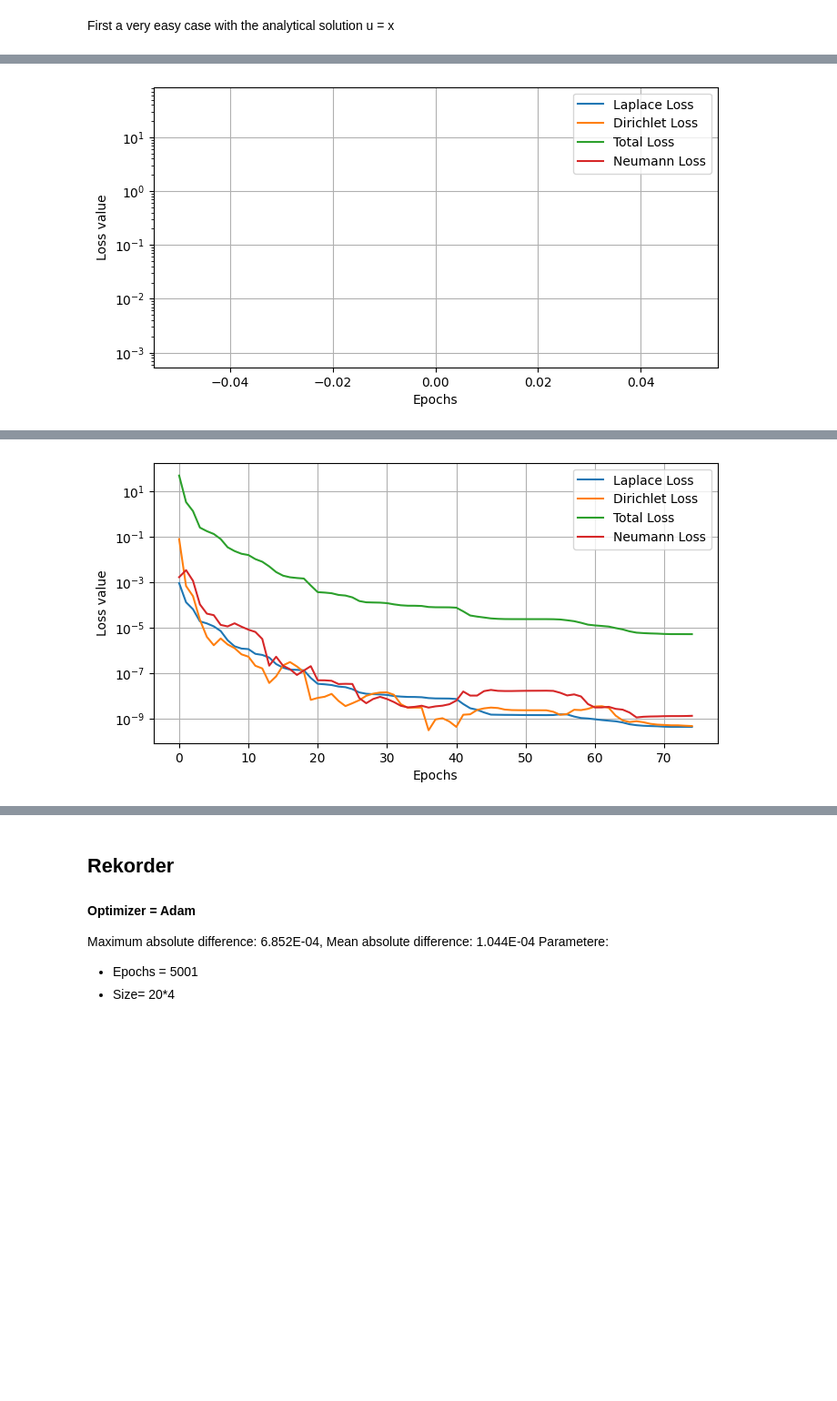
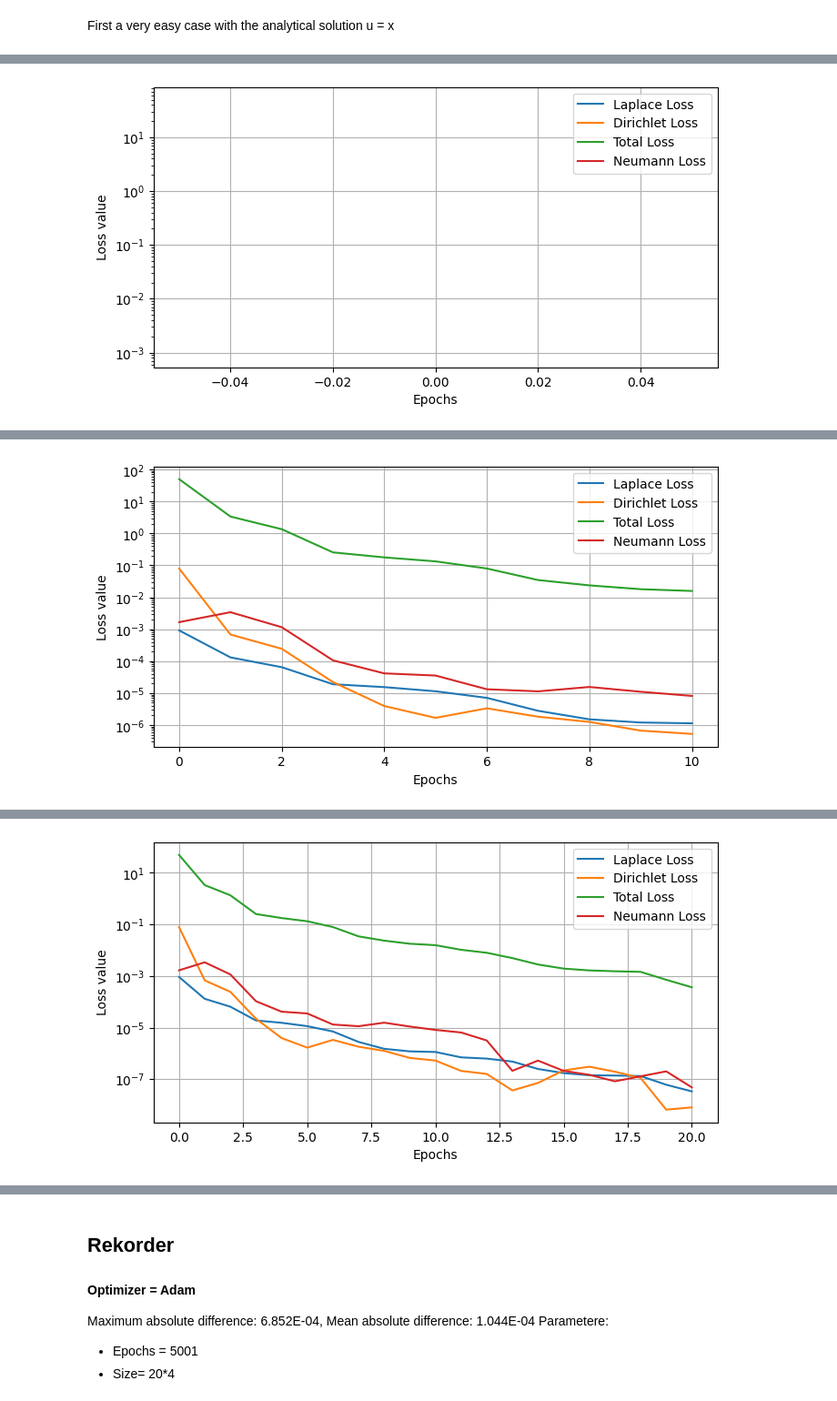
Before and after one commit to jolu2111/Prosjektoppgave, a Jupyter notebook: Laplace_equation.ipynb, the cells around one changed output, grey strips where cells are left out. Shown at 91% size. Cells and saved outputs as stored; diff of their text form; code cells hidden in the pictures; blank space fills up the shorter version.

```diff
--- a/Laplace_equation.ipynb
+++ b/Laplace_equation.ipynb
@@ -151,7 +151,7 @@ model=pinn(hidden_size=64, hidden_layers=3) # to be used for evaluating u at bou
 optimizer = torch.optim.LBFGS(model.parameters(), lr=0.1, max_iter=20) #Using the Adam optimizer
 lambda_laplace, lambda_dirichlet, lambda_neumann = 10000,500,500  #Weights for the losses
 # scheduler = ReduceLROnPlateau(optimizer, mode='min', factor=0.1, patience=50, verbose=True)
-epochs=75
+epochs=80
 
 #Training loop:
 for epoch in range(epochs):
@@ -193,7 +193,7 @@ for epoch in range(epochs):
     # scheduler.step(loss)
 
     # Logging
-    if epoch % 74 == 0:
+    if epoch % 10 == 0:
         print(f"Epoch {epoch}, Total Loss: {loss.item():.3E}, Domain Loss: {loss_laplace.item():.3E}, Boundary Loss Dirichlet: {loss_dirichlet.item():.3E}")
         plot_losses(epochs_recorded, laplace_losses, dirichlet_losses, neumann_losses, total_losses)
 # %% [output]
@@ -203 +203 @@ Epoch 74, Total Loss: 5.185E-06, Domain Loss: 4.291E-10, Boundary Loss Dirichlet
-[figure, old version]
+[figure, new version]
@@ -203,0 +205 @@ Epoch 74, Total Loss: 5.185E-06, Domain Loss: 4.291E-10, Boundary Loss Dirichlet
+[figure, added]
```
Also changed, not shown: parts of 14 cells of this notebook.
